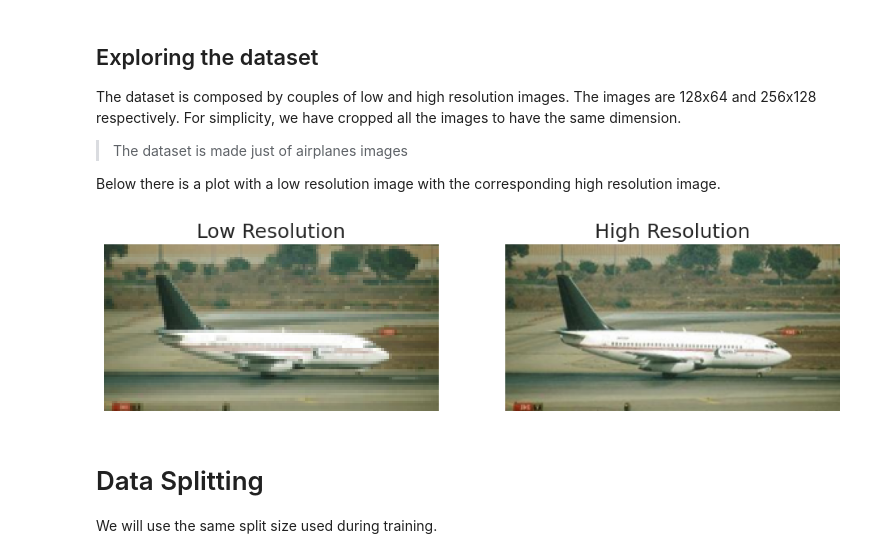
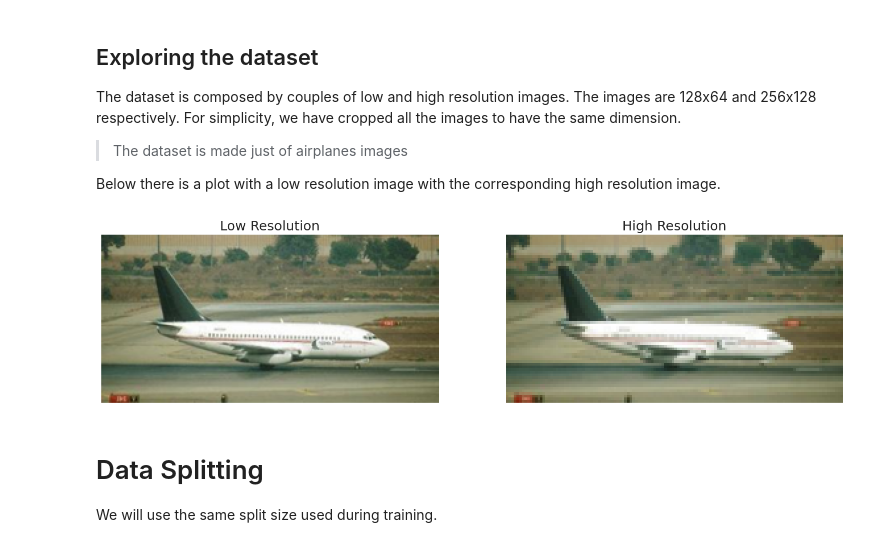
Before and after one commit to cMancio00/Super-Resolution, a Jupyter notebook: notebook.ipynb, the cells around one changed output. Cells and saved outputs as stored; diff of their text form; code cells hidden in the pictures.

```diff
--- a/notebook.ipynb
+++ b/notebook.ipynb
@@ -69,19 +91,19 @@ For simplicity, we have cropped all the images to have the same dimension.
 Below there is a plot with a low resolution image with the corresponding high resolution image.
 # %%
 low_res, high_res = next(iter(dataset_dataloader))
-fig, ax = plt.subplots(1, 2, figsize=(12, 6))
+fig, ax = plt.subplots(1, 2, figsize=(18, 6))
 
-ax[0].imshow(low_res[0].permute(1, 2, 0))
+ax[0].imshow(high_res[0].permute(1, 2, 0))
 ax[0].set_title("Low Resolution")
 ax[0].axis('off')
 
-ax[1].imshow(high_res[0].permute(1, 2, 0))
+ax[1].imshow(low_res[0].permute(1, 2, 0))
 ax[1].set_title("High Resolution")
 ax[1].axis('off')
 
 plt.show()
 # %% [output]
-[figure, old version]
+[figure, new version]
 # %% [markdown]
 # Data Splitting
 
```
Also changed, not shown: parts of 7 cells of this notebook, 4 other files.
